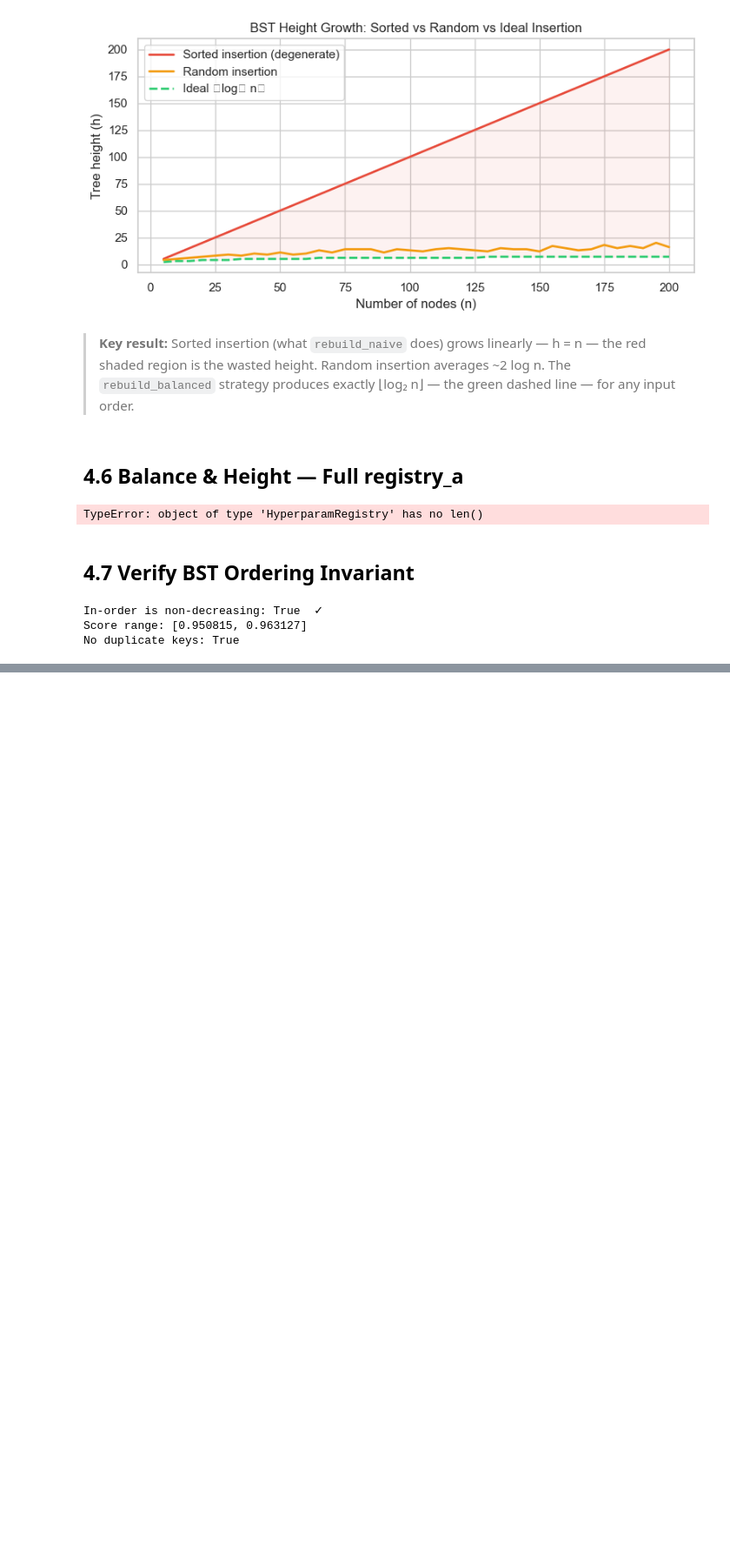
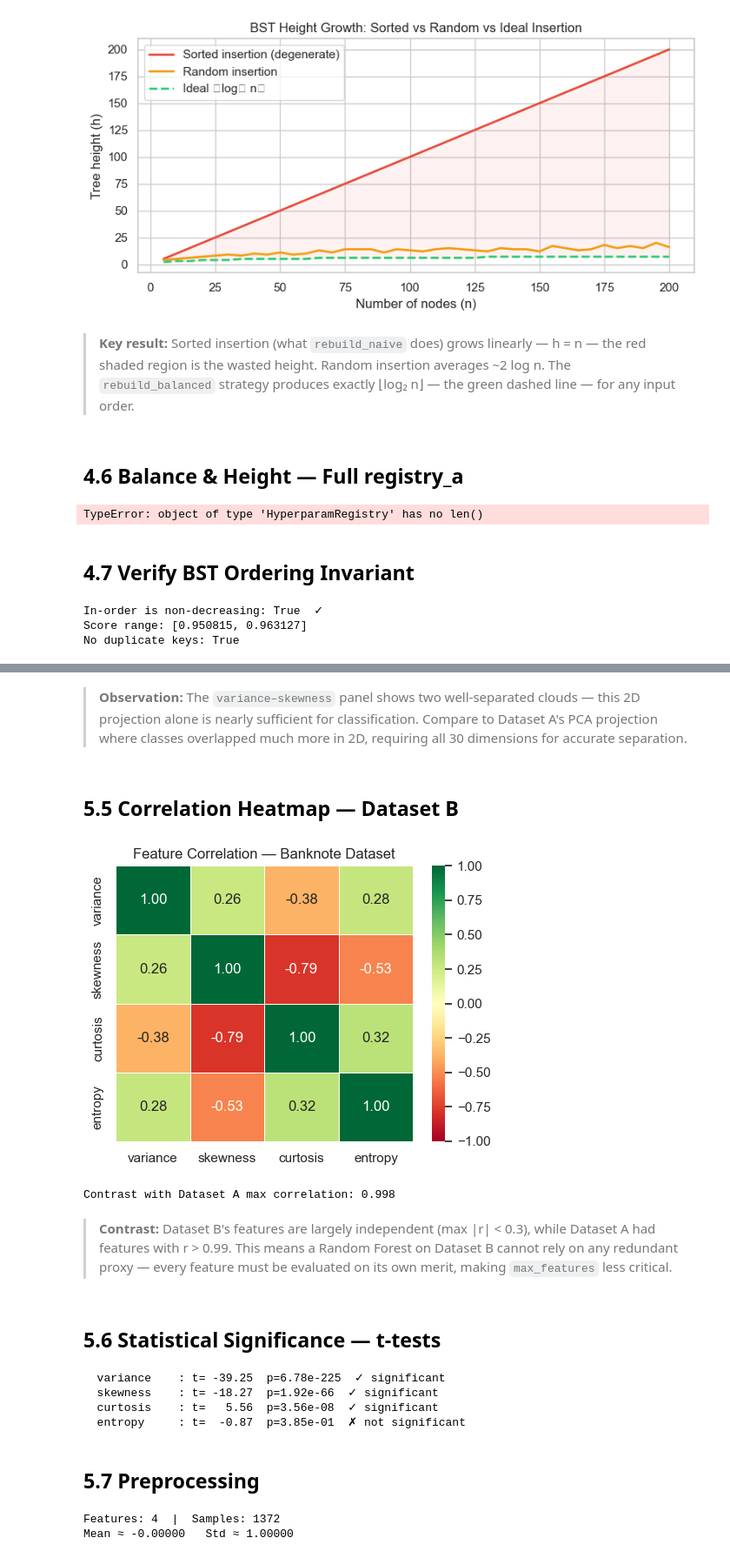
Before and after one commit to ArmanAhmed00/BST-Backed-Hyperparameter-Optimiser-with-Transfer-Analysis, a Jupyter notebook: capstone_project/notebook/capstone.ipynb, the cells around one changed output, grey strips where cells are left out. Shown at 87% size. Cells and saved outputs as stored; diff of their text form; code cells hidden in the pictures; blank space fills up the shorter version.

```diff
--- a/capstone_project/notebook/capstone.ipynb
+++ b/capstone_project/notebook/capstone.ipynb
@@ -705,0 +815,49 @@ No duplicate keys: True
+# %% [markdown]
+> **Observation:** The `variance–skewness` panel shows two well-separated clouds — this 2D projection alone is nearly sufficient for classification. Compare to Dataset A's PCA projection where classes overlapped much more in 2D, requiring all 30 dimensions for accurate separation.
+# %% [markdown]
+## 5.5 Correlation Heatmap — Dataset B
+# %%
+corr_b = df_b[feat_b].corr()
+fig, ax = plt.subplots(figsize=(5, 4))
+sns.heatmap(corr_b, ax=ax, annot=True, fmt=".2f", cmap="RdYlGn",
+            center=0, vmin=-1, vmax=1, linewidths=0.5)
+ax.set_title("Feature Correlation — Banknote Dataset")
+plt.tight_layout(); plt.show()
+
+print("Contrast with Dataset A max correlation:",
+      round(df_a[[c for c in df_a.columns if c.endswith('_mean')]].corr()
+            .abs().where(lambda x: x < 1).max().max(), 3))
+# %% [output]
+[figure, added]
+Contrast with Dataset A max correlation: 0.998
+# %% [markdown]
+> **Contrast:** Dataset B's features are largely independent (max |r| < 0.3), while Dataset A had features with r > 0.99. This means a Random Forest on Dataset B cannot rely on any redundant proxy — every feature must be evaluated on its own merit, making `max_features` less critical.
+# %% [markdown]
+## 5.6 Statistical Significance — t-tests
+# %%
+genuine = df_b[df_b['class']==1][feat_b]
+forged  = df_b[df_b['class']==0][feat_b]
+
+for col in feat_b:
+    t, p = stats.ttest_ind(genuine[col], forged[col], equal_var=False)
+    sig = "✓ significant" if p < 0.05 else "✗ not significant"
+    print(f"  {col:12s}: t={t:7.2f}  p={p:.2e}  {sig}")
+# %% [output]
+  variance    : t= -39.25  p=6.78e-225  ✓ significant
+  skewness    : t= -18.27  p=1.92e-66  ✓ significant
+  curtosis    : t=   5.56  p=3.56e-08  ✓ significant
+  entropy     : t=  -0.87  p=3.85e-01  ✗ not significant
+# %% [markdown]
+## 5.7 Preprocessing
+# %%
+X_b     = df_b[feat_b].values
+y_b     = df_b['class'].values
+scaler_b = StandardScaler()
+X_b_scaled = scaler_b.fit_transform(X_b)
+dataset_b  = (X_b_scaled, y_b)
+
+print(f"Features: {X_b_scaled.shape[1]}  |  Samples: {X_b_scaled.shape[0]}")
+print(f"Mean ≈ {X_b_scaled.mean():.5f}   Std ≈ {X_b_scaled.std():.5f}")
+# %% [output]
+Features: 4  |  Samples: 1372
+Mean ≈ -0.00000   Std ≈ 1.00000
```
Also changed, not shown: parts of 11 cells of this notebook, 1 other file.
